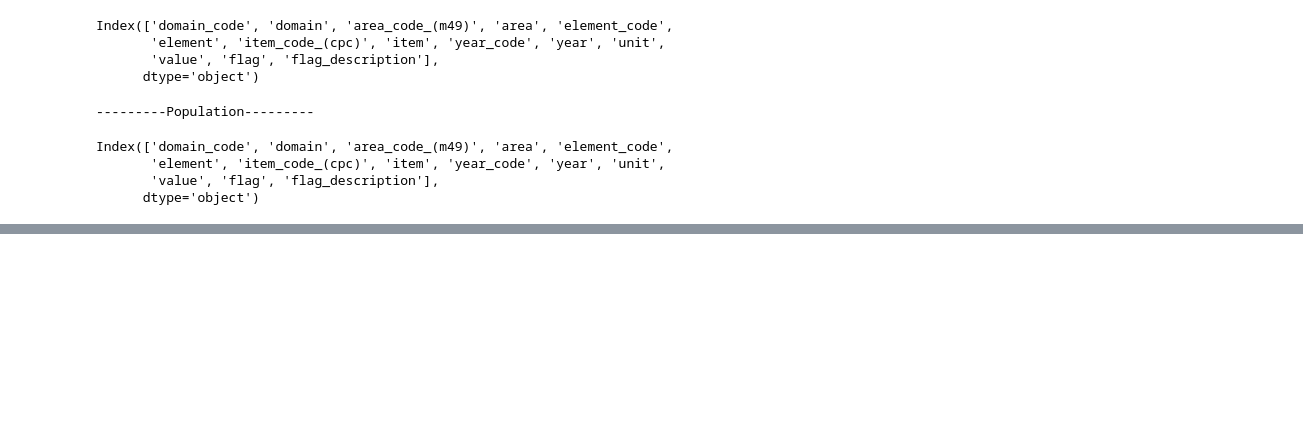
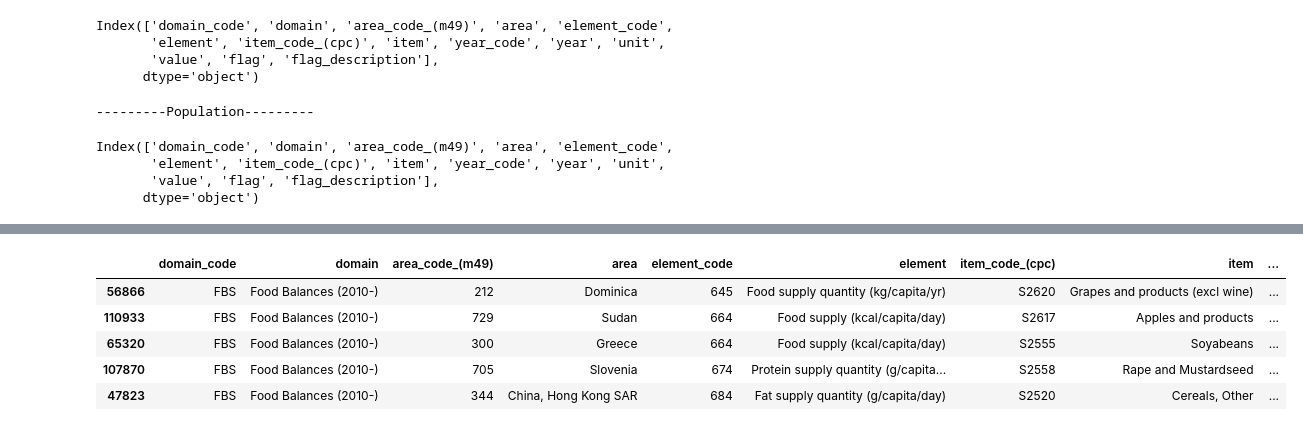
Before and after one commit to neevaiti/faost_exercices, a Jupyter notebook: fao_exercices.ipynb, the cells around one changed output, grey strips where cells are left out. Saved outputs shown, nothing was run; the diff lists cells and outputs as text; code cells hidden in the pictures; blank space fills up the shorter version.

```diff
--- a/fao_exercices.ipynb
+++ b/fao_exercices.ipynb
@@ -70,0 +126,10 @@ Index(['domain_code', 'domain', 'area_code_(m49)', 'area', 'element_code',
+# %%
+# Vérification du nouveau dataset
+product_df.sample(n=5)
+# %% [output]
+|  | domain_code | domain | area_code_(m49) | area | element_code | element | item_code_(cpc) | item | ... |
+| 56866 | FBS | Food Balances (2010-) | 212 | Dominica | 645 | Food supply quantity (kg/capita/yr) | S2620 | Grapes and products (excl wine) | ... |
+| 110933 | FBS | Food Balances (2010-) | 729 | Sudan | 664 | Food supply (kcal/capita/day) | S2617 | Apples and products | ... |
+| 65320 | FBS | Food Balances (2010-) | 300 | Greece | 664 | Food supply (kcal/capita/day) | S2555 | Soyabeans | ... |
+| 107870 | FBS | Food Balances (2010-) | 705 | Slovenia | 674 | Protein supply quantity (g/capita... | S2558 | Rape and Mustardseed | ... |
+| 47823 | FBS | Food Balances (2010-) | 344 | China, Hong Kong SAR | 684 | Fat supply quantity (g/capita/day) | S2520 | Cereals, Other | ... |
```
Also changed, not shown: parts of 19 cells of this notebook.
